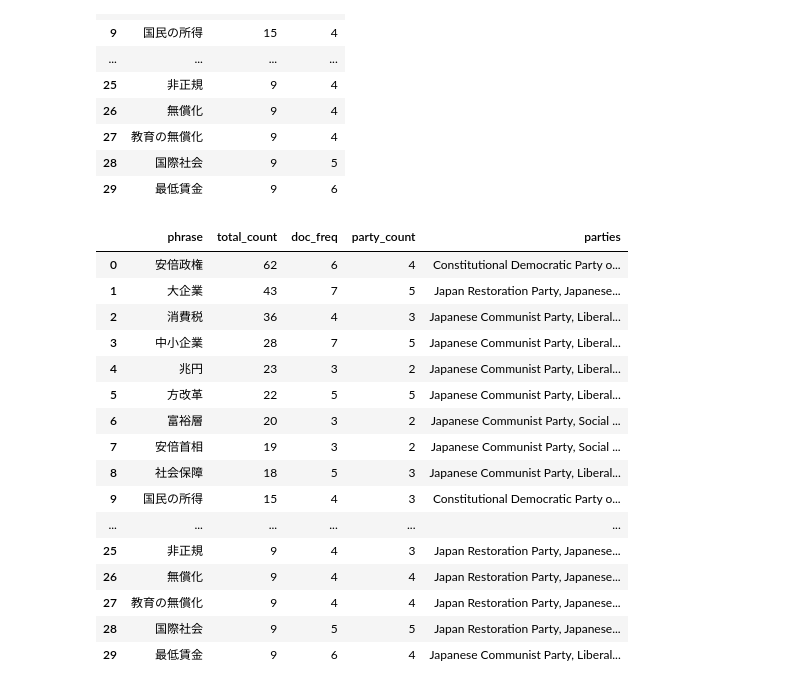
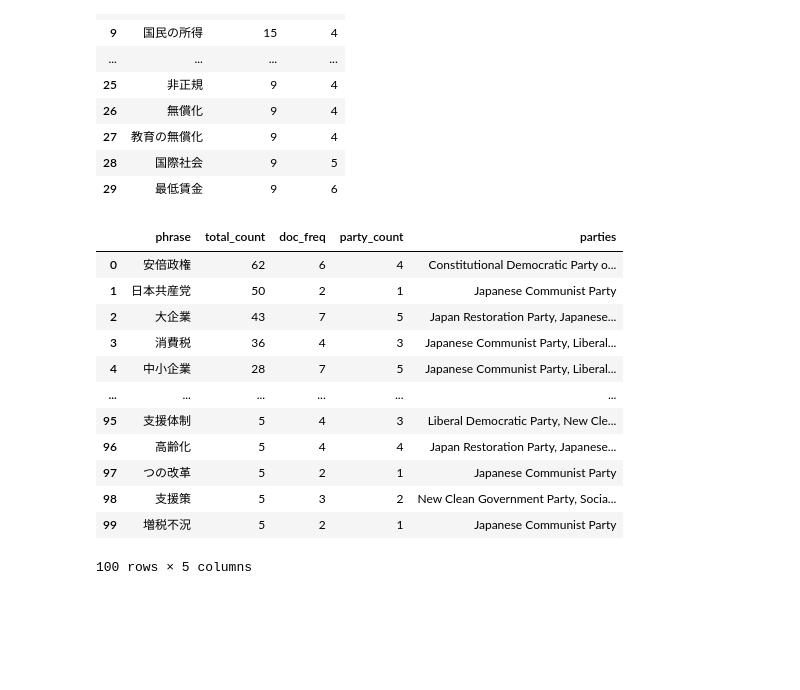
Before and after one commit to ninaudagawa/Media-Politics, a Jupyter notebook: project/notebooks/manifesto_keywords.ipynb, the cells around one changed output. Drawn from its saved outputs; the diff is of its cells as text; code cells hidden in the pictures; blank space fills up the shorter version.

```diff
--- a/project/notebooks/manifesto_keywords.ipynb
+++ b/project/notebooks/manifesto_keywords.ipynb
@@ -513,7 +513,7 @@ political_phrases_df
 from collections import Counter, defaultdict
 
 def extract_political_phrases(csv_path, n=2, start_year=2001, end_year=2021,
-                                min_doc_freq=3, top_n=30):
+                                min_doc_freq=2, top_n=100):
     df = pd.read_csv(csv_path)
     df["year"] = pd.to_datetime(df["date"]).dt.year
     df = df[(df["year"] >= start_year) & (df["year"] <= end_year)]
@@ -546,47 +546,43 @@ def extract_political_phrases(csv_path, n=2, start_year=2001, end_year=2021,
                     phrase = "".join(phrase_tokens)
                     phrase_counts[phrase] += 1
                     phrase_doc_ids[phrase].add(manifesto_id)
                     phrase_parties[phrase].add(party)
 
                 i = j if j > i else i + 1
 
     rows = [
         {
             "phrase": phrase,
             "total_count": count,
             "doc_freq": len(phrase_doc_ids[phrase]),
             "party_count": len(phrase_parties[phrase]),
             "parties": ", ".join(sorted(phrase_parties[phrase]))
         }
         for phrase, count in phrase_counts.items()
         if len(phrase_doc_ids[phrase]) >= min_doc_freq
     ]
 
     result_df = pd.DataFrame(rows).sort_values("total_count", ascending=False).head(top_n)
     return result_df.reset_index(drop=True)
 
 political_phrases_df = extract_political_phrases(
     "../../project/data/clean/Japan_sorted_manifestos.csv",
     n=2,
-    min_doc_freq=3,
-    top_n=30
+    min_doc_freq=2,
+    top_n=100
 )
 political_phrases_df
 # %% [output]
 |  | phrase | total_count | doc_freq | party_count | parties |
 | 0 | 安倍政権 | 62 | 6 | 4 | Constitutional Democratic Party o... |
-| 1 | 大企業 | 43 | 7 | 5 | Japan Restoration Party, Japanese... |
-| 2 | 消費税 | 36 | 4 | 3 | Japanese Communist Party, Liberal... |
-| 3 | 中小企業 | 28 | 7 | 5 | Japanese Communist Party, Liberal... |
-| 4 | 兆円 | 23 | 3 | 2 | Japanese Communist Party, Liberal... |
-| 5 | 方改革 | 22 | 5 | 5 | Japanese Communist Party, Liberal... |
-| 6 | 富裕層 | 20 | 3 | 2 | Japanese Communist Party, Social ... |
-| 7 | 安倍首相 | 19 | 3 | 2 | Japanese Communist Party, Social ... |
-| 8 | 社会保障 | 18 | 5 | 3 | Japanese Communist Party, Liberal... |
-| 9 | 国民の所得 | 15 | 4 | 3 | Constitutional Democratic Party o... |
+| 1 | 日本共産党 | 50 | 2 | 1 | Japanese Communist Party |
+| 2 | 大企業 | 43 | 7 | 5 | Japan Restoration Party, Japanese... |
+| 3 | 消費税 | 36 | 4 | 3 | Japanese Communist Party, Liberal... |
+| 4 | 中小企業 | 28 | 7 | 5 | Japanese Communist Party, Liberal... |
 | ... | ... | ... | ... | ... | ... |
-| 25 | 非正規 | 9 | 4 | 3 | Japan Restoration Party, Japanese... |
-| 26 | 無償化 | 9 | 4 | 4 | Japan Restoration Party, Japanese... |
-| 27 | 教育の無償化 | 9 | 4 | 4 | Japan Restoration Party, Japanese... |
-| 28 | 国際社会 | 9 | 5 | 5 | Japan Restoration Party, Japanese... |
-| 29 | 最低賃金 | 9 | 6 | 4 | Japanese Communist Party, Liberal... |
+| 95 | 支援体制 | 5 | 4 | 3 | Liberal Democratic Party, New Cle... |
+| 96 | 高齢化 | 5 | 4 | 4 | Japan Restoration Party, Japanese... |
+| 97 | つの改革 | 5 | 2 | 1 | Japanese Communist Party |
+| 98 | 支援策 | 5 | 3 | 2 | New Clean Government Party, Socia... |
+| 99 | 増税不況 | 5 | 2 | 1 | Japanese Communist Party |
+100 rows × 5 columns
```
Also changed, not shown: parts of 3 cells of this notebook.
